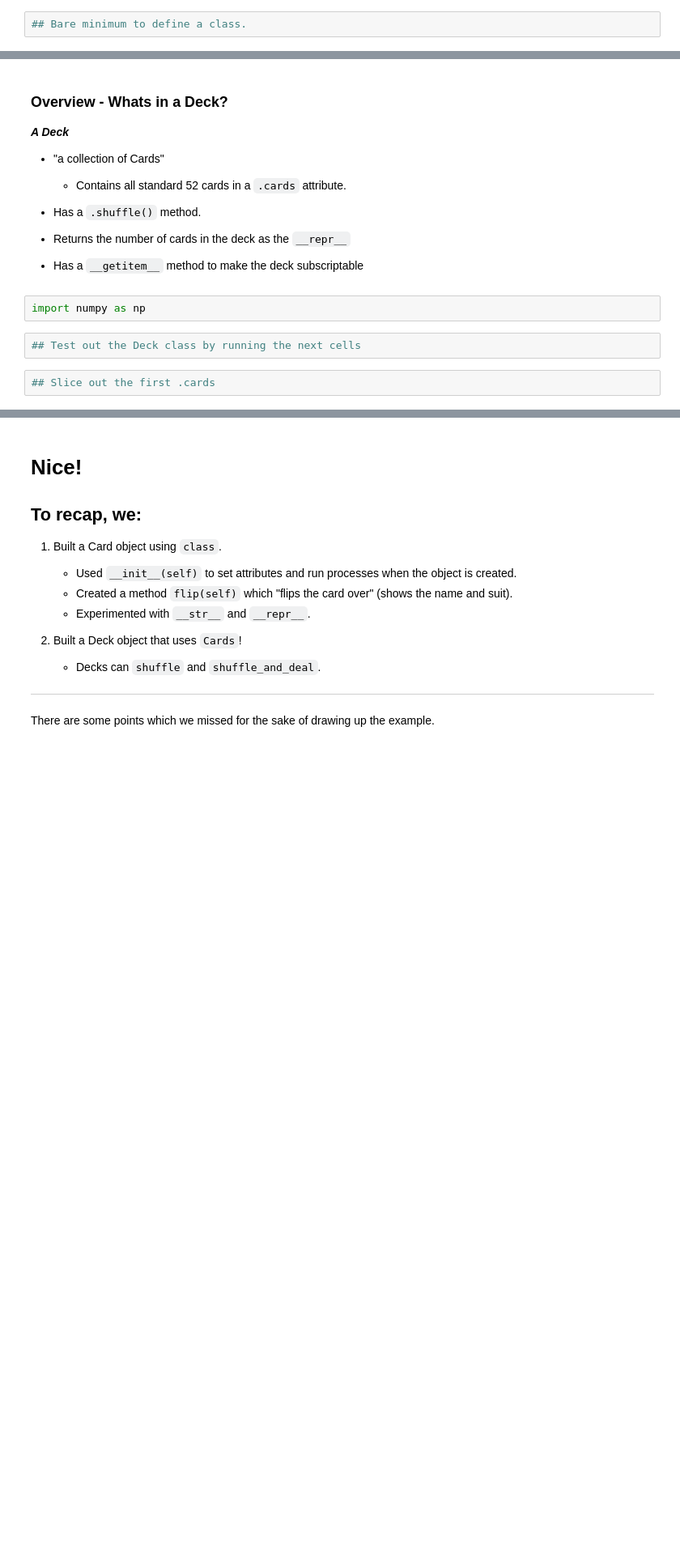
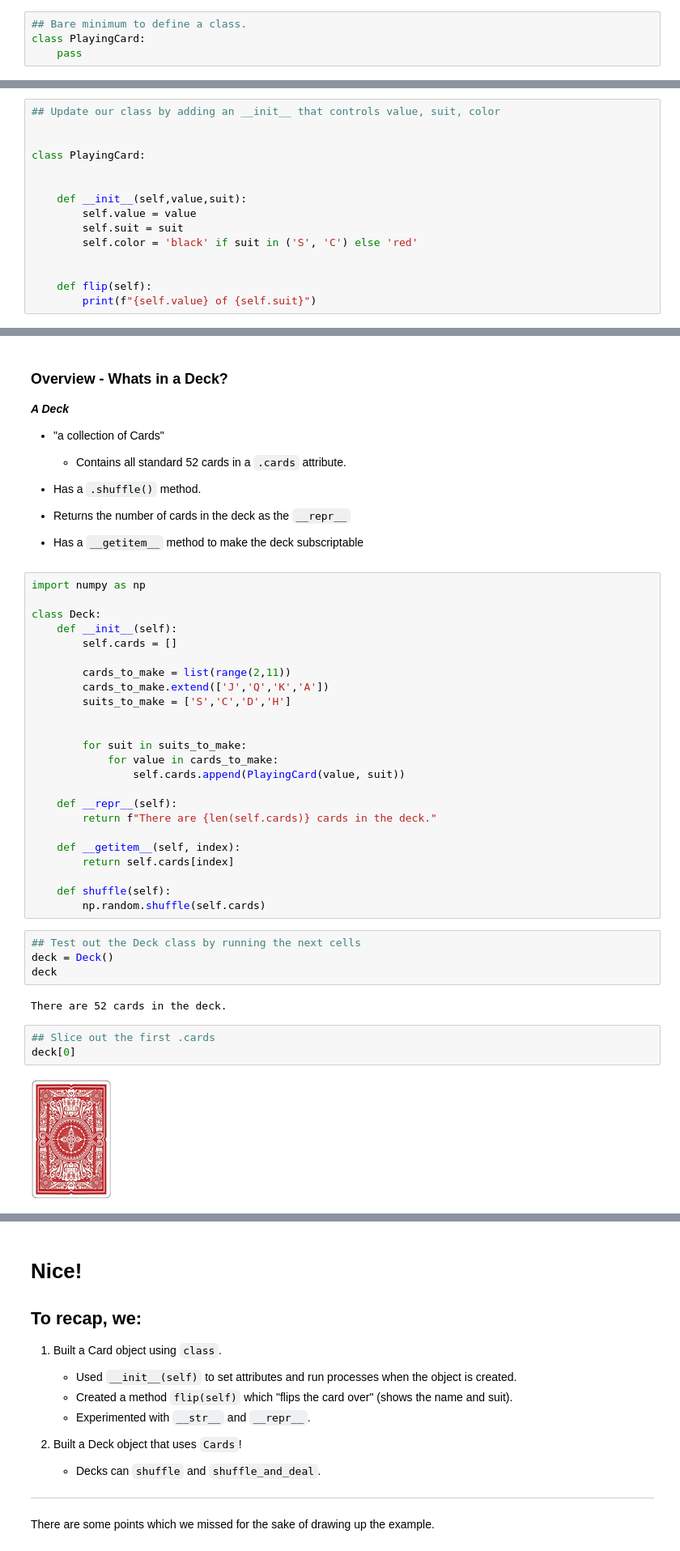
Before and after one commit to coding-dojo-data-science/bonus-deep-dive-into-oop, a Jupyter notebook: Class_object-oriented-playing-cards.ipynb, the cells around one changed output, grey strips where cells are left out. Shown: that part at 81% size. Drawn from its saved outputs; the diff is of its cells as text; blank space fills up the shorter version.

```diff
--- a/Class_object-oriented-playing-cards.ipynb
+++ b/Class_object-oriented-playing-cards.ipynb
@@ -79,3 +138,5 @@ my_func(1,2,kwarg1='something else')
 - Convention for naming function = `snake_case`
 # %%
 ## Bare minimum to define a class.
+class PlayingCard:
+    pass
@@ -134,2 +237,17 @@ my_func(1,2,kwarg1='something else')
+# %%
+## Update our class by adding an __init__ that controls value, suit, color
+
+
+class PlayingCard:
+
+
+    def __init__(self,value,suit):
+        self.value = value
+        self.suit = suit
+        self.color = 'black' if suit in ('S', 'C') else 'red'
+
+
+    def flip(self):
+        print(f"{self.value} of {self.suit}")
 # %%
 ## test out our updated playing card class by making  card1 = a 'J of Hearts'
@@ -306,11 +698,40 @@ card1>card2
 - Returns the number of cards in the deck as the `__repr__`
 
 - Has a `__getitem__` method to make the deck subscriptable
-# %%
-import numpy as np
+# %%
+import numpy as np
+
+class Deck:
+    def __init__(self):
+        self.cards = []
+
+        cards_to_make = list(range(2,11))
+        cards_to_make.extend(['J','Q','K','A'])
+        suits_to_make = ['S','C','D','H']
+
+
+        for suit in suits_to_make:
+            for value in cards_to_make:
+                self.cards.append(PlayingCard(value, suit))
+
+    def __repr__(self):
+        return f"There are {len(self.cards)} cards in the deck."
+
+    def __getitem__(self, index):
+        return self.cards[index]
+
+    def shuffle(self):
+        np.random.shuffle(self.cards)
 # %%
 ## Test out the Deck class by running the next cells
+deck = Deck()
+deck
+# %% [output]
+There are 52 cards in the deck.
 # %%
 ## Slice out the first .cards
+deck[0]
+# %% [output]
+[figure, added]
 # %%
 ## Slice first card directly and flip
```
Also changed, not shown: parts of 59 cells of this notebook, 1 other file.
